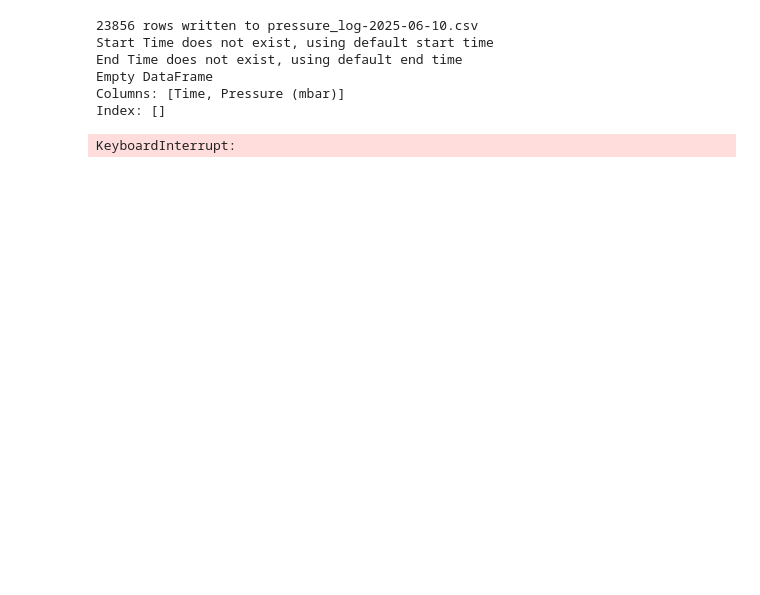
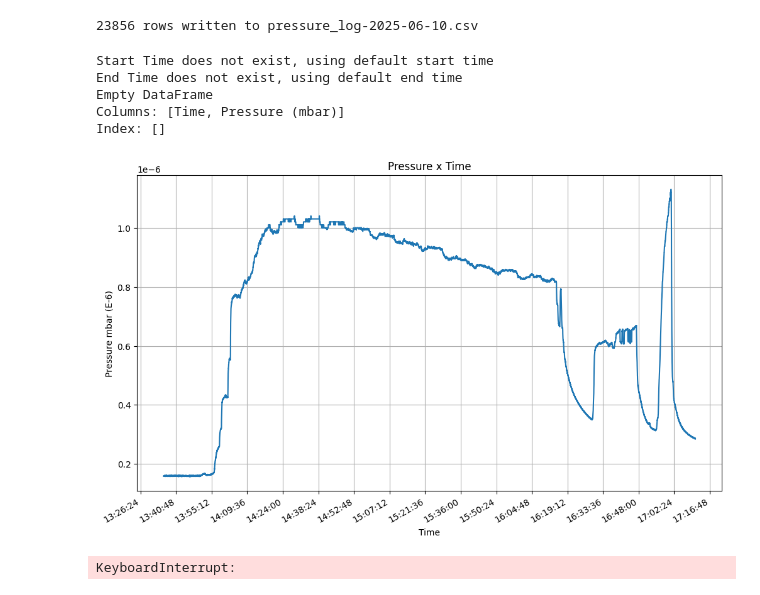
Before and after one commit to uw-loci/cbmark_logger, a Jupyter notebook: Generate_pressure_graph.ipynb, the cells around one changed output. Cells and saved outputs as stored; diff of their text form; code cells hidden in the pictures; blank space fills up the shorter version.

```diff
--- a/Generate_pressure_graph.ipynb
+++ b/Generate_pressure_graph.ipynb
@@ -107,14 +119,15 @@ Index: []
 # %%
 while 1 :
-    createPressureCSV(getPressureData('log_export_2025-06-09_17-10-43.txt'))
+    createPressureCSV(getPressureData('Data samples/log_export_2025-06-09_17-10-43.txt'))
     getPressureGraph(f'pressure_log-{date}.csv')
     sleep(10)
     clear_output(wait=True)
 # %% [output]
 23856 rows written to pressure_log-2025-06-10.csv
-Start Time does not exist, using default start time
-End Time does not exist, using default end time
-Empty DataFrame
-Columns: [Time, Pressure (mbar)]
-Index: []
-KeyboardInterrupt:
+Start Time does not exist, using default start time
+End Time does not exist, using default end time
+Empty DataFrame
+Columns: [Time, Pressure (mbar)]
+Index: []
+[figure, added]
+KeyboardInterrupt:
```
Also changed, not shown: parts of 3 cells of this notebook, 5 other files.
